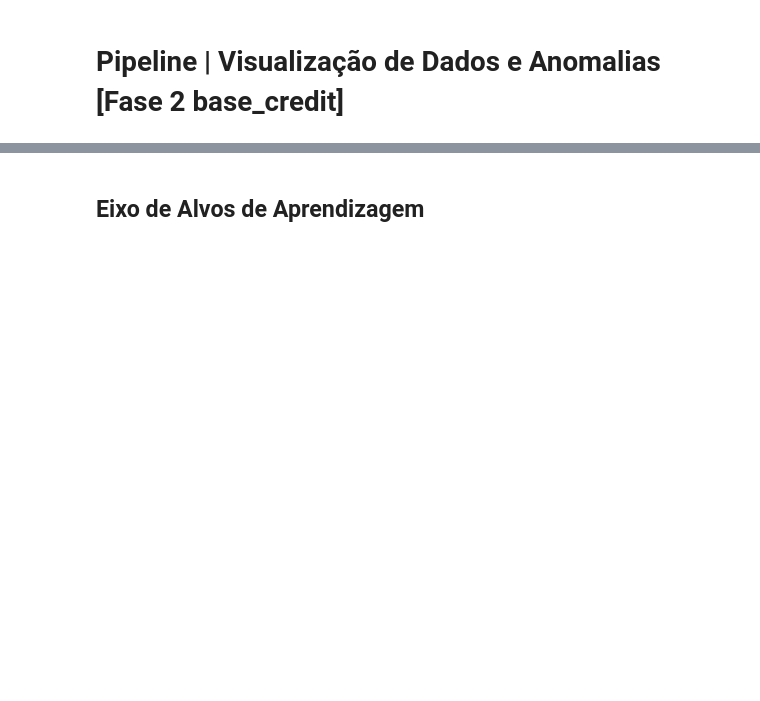
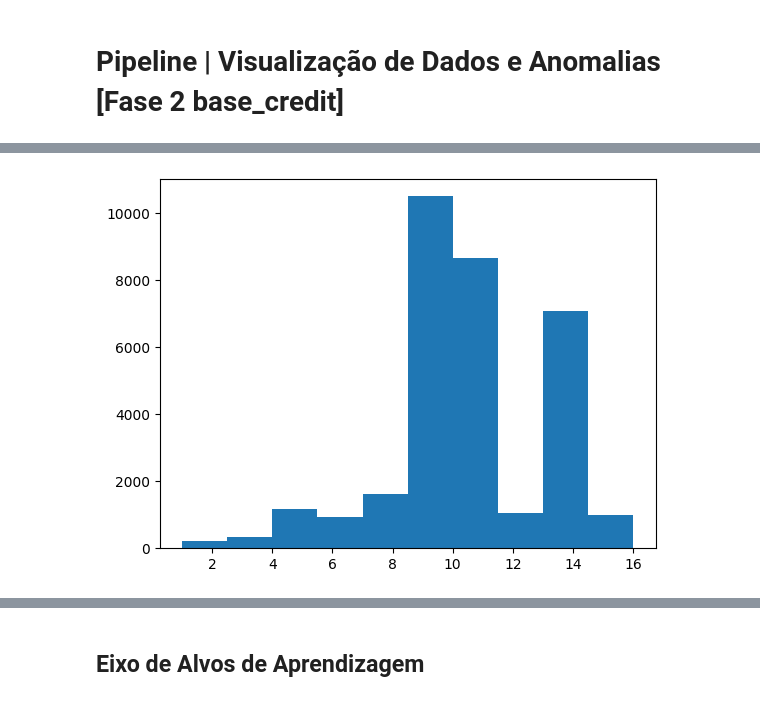
Before and after one commit to Pedro4Albuquerque/am-t4-s1a2026t2, a Jupyter notebook: census0416_amt4.ipynb, the cells around one changed output, grey strips where cells are left out. Drawn from its saved outputs; the diff is of its cells as text; code cells hidden in the pictures; blank space fills up the shorter version.

```diff
--- a/census0416_amt4.ipynb
+++ b/census0416_amt4.ipynb
@@ -78,0 +91,4 @@ dtype: int64
+# %%
+plt.hist(x=base_census['education-num'], bins=10);
+# %% [output]
+[figure, added]
```
Also changed, not shown: parts of 12 cells of this notebook.
